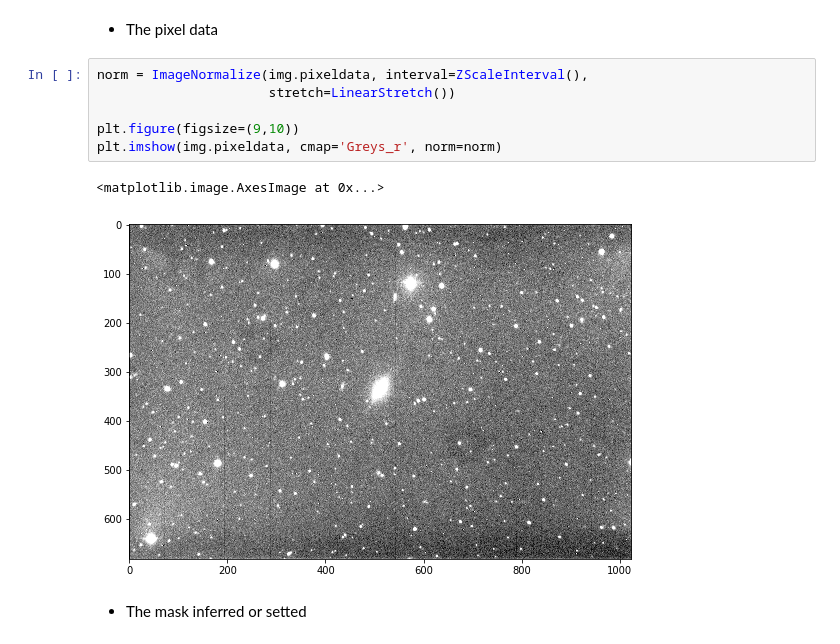
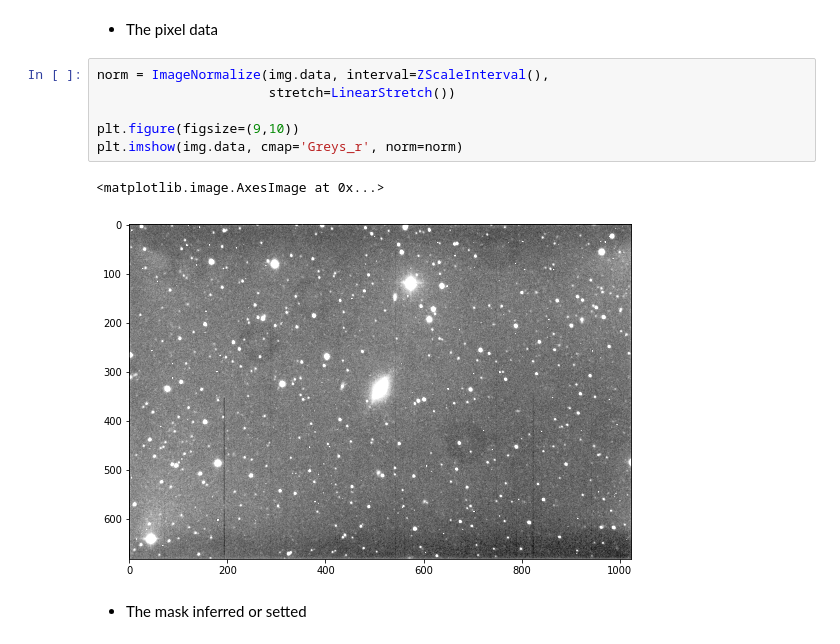
Before and after one commit to quatrope/ProperImage, a Jupyter notebook: docs/source/tutorial/Tutorial03.ipynb, the cells around one changed output. Saved outputs shown, nothing was run; the diff lists cells and outputs as text.

```diff
--- a/docs/source/tutorial/Tutorial03.ipynb
+++ b/docs/source/tutorial/Tutorial03.ipynb
@@ -53,14 +53,14 @@ COMMENT  /home/bruno/Documentos/Data/ESO085-030/eso085-030-003.fit
 # %% [markdown]
 * The pixel data
 # %%
-norm = ImageNormalize(img.pixeldata, interval=ZScaleInterval(),
+norm = ImageNormalize(img.data, interval=ZScaleInterval(),
                       stretch=LinearStretch())
 
 plt.figure(figsize=(9,10))
-plt.imshow(img.pixeldata, cmap='Greys_r', norm=norm)
+plt.imshow(img.data, cmap='Greys_r', norm=norm)
 # %% [output]
 <matplotlib.image.AxesImage at 0x...>
-[figure, old version]
+[figure, new version]
 # %% [markdown]
 
 * The mask inferred or setted
```
Also changed, not shown: parts of 4 cells of this notebook, 11 other files.
